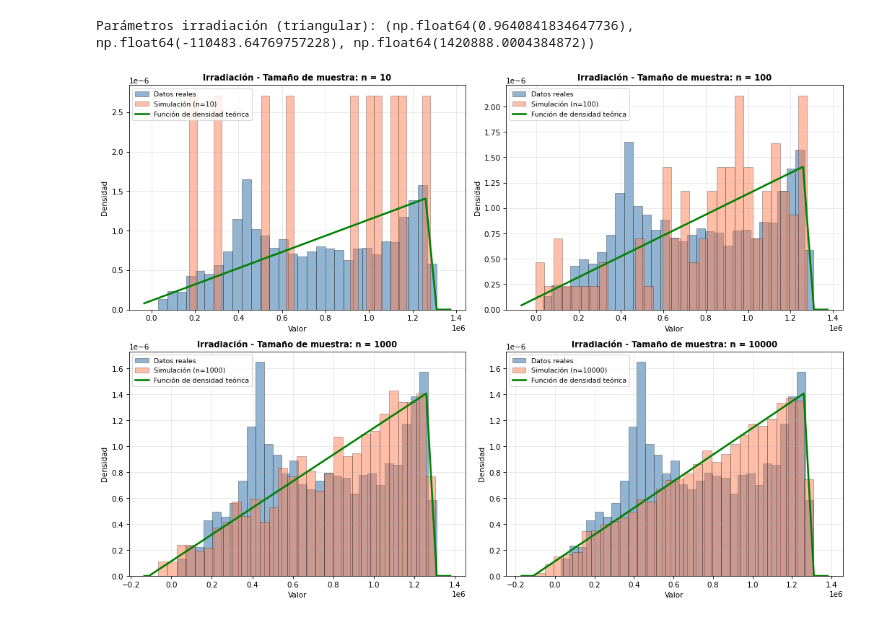
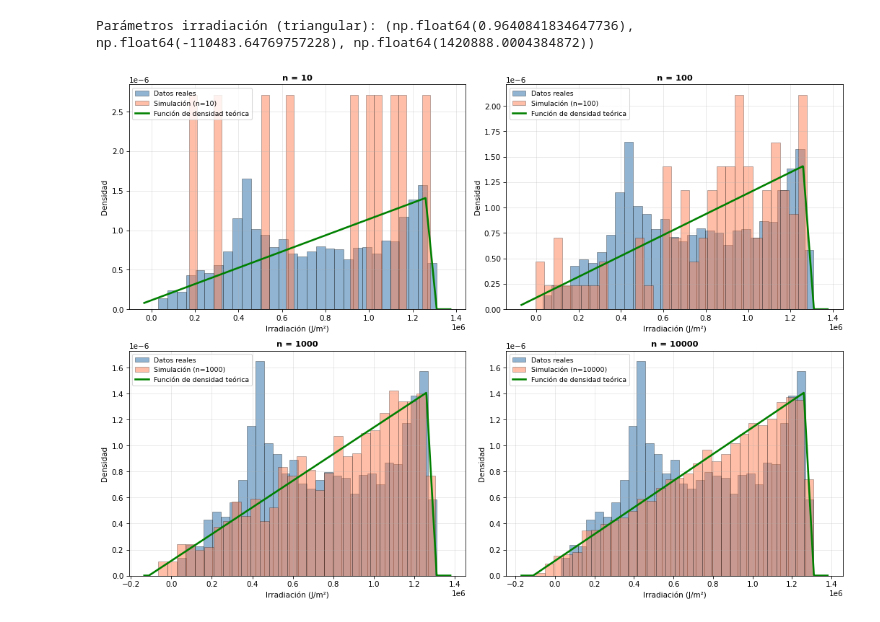
Before and after one commit to aurbanomurillo/t2_inferencia_estadistica, a Jupyter notebook: src/Apartado_4.ipynb, the cells around one changed output. Saved outputs shown, nothing was run; the diff lists cells and outputs as text; code cells hidden in the pictures.

```diff
--- a/src/Apartado_4.ipynb
+++ b/src/Apartado_4.ipynb
@@ -5,5 +4,13 @@ En esta sección se importarán los datos y librerías necesarias para el análi
 # %%
 from carga_de_datos import *
+import pandas as pd
+import numpy as np
+from scipy import stats
+import matplotlib.pyplot as plt
+from pathlib import Path
+PROJECT_ROOT = Path.cwd().parent if Path.cwd().name == 'src' else Path.cwd()
+IMAGES_DIR = PROJECT_ROOT / 'images'
+IMAGES_DIR.mkdir(parents=True, exist_ok=True)
 # %% [output]
 Tamaño de df_orig_temp con los datos cargados: (4383, 15)
 Dataframe con todos los datos leidos (filas: días, columnas: variables):
@@ -30,11 +38,16 @@ Para cada variable y cada tamaño muestral, representar en una misma gráfica la
 # %%
-# He creado una función para no tener que escribir el código de mostrar la gráfica 4 veces por subapartado
-
-def plot_histogramas(x_real, VA, x1, x2, x3, x4, nombre_variable):
+# Función auxiliar para no repetir el mismo bloque de código en cada variable.
+def plot_histogramas(x_real, VA, x1, x2, x3, x4, nombre_variable, nombre_imagen):
     fig = plt.figure(figsize=(14, 10))
 
     muestras = [x1, x2, x3, x4]
     tamaños = [10, 100, 1000, 10000]
+    unidades = {
+        'Temperatura': 'Temperatura (°C)',
+        'Irradiación': 'Irradiación (J/m²)',
+        'Precipitación': 'Precipitación (m)',
+    }
+    etiqueta_eje = unidades.get(nombre_variable, nombre_variable)
 
     for i in range(4):
         plt.subplot(2, 2, i + 1)
@@ -58,18 +71,17 @@ def plot_histogramas(x_real, VA, x1, x2, x3, x4, nombre_variable):
         plt.plot(xs, VA.pdf(xs), 'g-', linewidth=2.5,
                  label='Función de densidad teórica')
 
-        plt.title(f'{nombre_variable} - Tamaño de muestra: n = {n}',
-                  fontsize=11, fontweight='bold')
-        plt.xlabel('Valor')
+        plt.title(f'n = {n}', fontsize=11, fontweight='bold')
+        plt.xlabel(etiqueta_eje)
         plt.ylabel('Densidad')
         plt.legend(fontsize=9)
         plt.grid(alpha=0.3)
 
     plt.tight_layout()
+    plt.savefig(IMAGES_DIR / f'{nombre_imagen}.png', dpi=300, bbox_inches='tight')
     plt.show()
 
-# He puesto las n's aqui por que se usan en todos los apartados de forma fija
-
+# Se fijan aquí los tamaños muestrales porque se usan en todos los apartados.
 n1 = 10
 n2 = 100
 n3 = 1000
@@ -109,28 +125,37 @@ Parámetros temperatura (triangular): (np.float64(0.2852643846843769), np.float6
 # %%
-#Irradiación
+# Irradiación
 
 semilla = 99999
 np.random.seed(semilla)
 
 x_real = df_orig_irrad["IRRAD_CELDA01"].dropna().values
 
-#Cogemos la triangular del apartado 2.2
+# Tomamos la triangular del apartado 2.2.
 params = stats.triang.fit(x_real)
 
 c = params[0]
 loc = params[1]
 scale = params[2]
 VA = stats.triang(c=c, loc=loc, scale=scale)
 
 print("Parámetros irradiación (triangular):", params)
 
 x1 = VA.rvs(size=n1)
 x2 = VA.rvs(size=n2)
 x3 = VA.rvs(size=n3)
 x4 = VA.rvs(size=n4)
 
-plot_histogramas(x_real, VA, x1, x2, x3, x4, "Irradiación")
+plot_histogramas(
+    x_real,
+    VA,
+    x1,
+    x2,
+    x3,
+    x4,
+    "Irradiación",
+    "Gráfico 4.2： Distribución de las simulaciones de la irradiación en la celda 01 por tamaños muestrales",
+)
 # %% [output]
 Parámetros irradiación (triangular): (np.float64(0.9640841834647736), np.float64(-110483.64769757228), np.float64(1420888.0004384872))
-[figure, old version]
+[figure, new version]
 # %%
```
Also changed, not shown: parts of 6 cells of this notebook.
